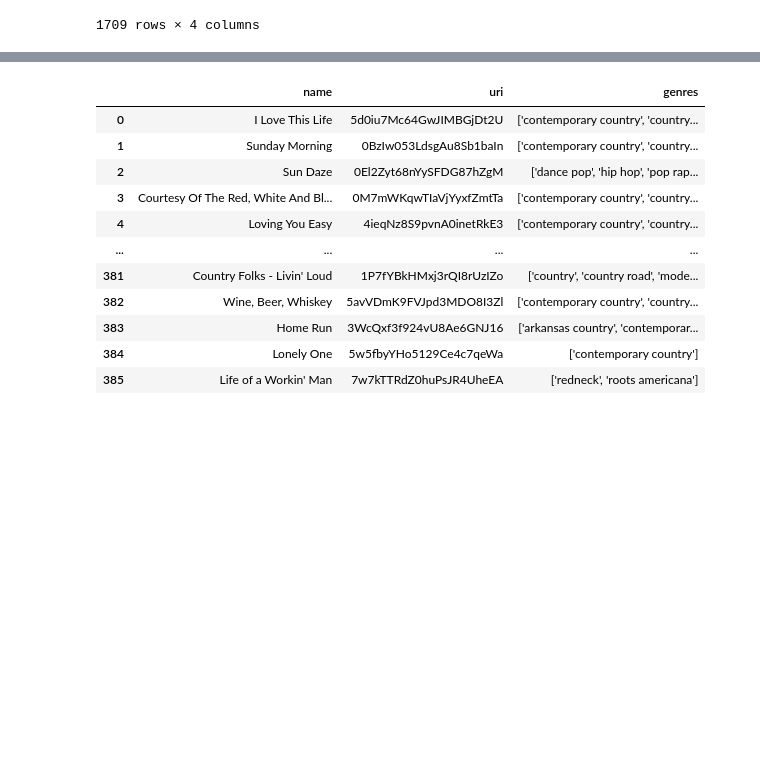
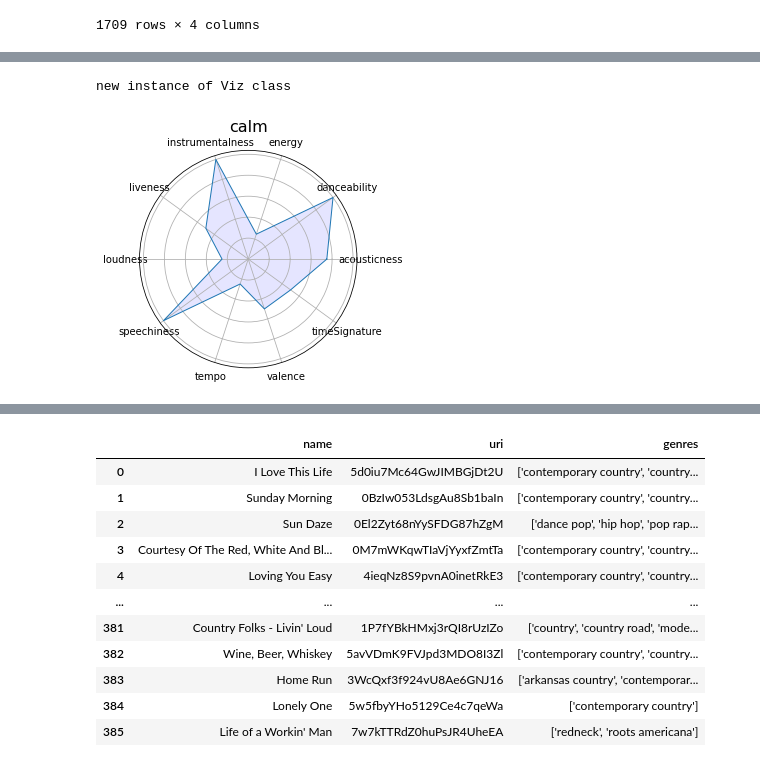
Before and after one commit to michaelmoschitto/AISongRecommender, a Jupyter notebook: AISongRecommenderMike.ipynb, the cells around one changed output, grey strips where cells are left out. Saved outputs shown, nothing was run; the diff lists cells and outputs as text; code cells hidden in the pictures; blank space fills up the shorter version.

```diff
--- a/AISongRecommenderMike.ipynb
+++ b/AISongRecommenderMike.ipynb
@@ -418,0 +453,4 @@ calmDF.to_csv(csvPath, index=False)
+# %%
+trainDF = pd.read_csv('./Data/Training/Train.csv')
+avgMoods = trainDF.groupby(['mood']).mean().rename_axis('name').reset_index()
+avgMoods
@@ -418,0 +463,11 @@ calmDF.to_csv(csvPath, index=False)
+# %%
+import matplotlib.pyplot as plt
+
+
+new_ax = plt.subplot(111, polar=True)
+new_ax.set_yticklabels([])
+viz = Visualization.Viz()
+viz.createSpider(avgMoods, 0, 0, new_ax, 0, True).show()
+# %% [output]
+new instance of Viz class
+[figure, added]
```
Also changed, not shown: parts of 12 cells of this notebook, 6 other files.
